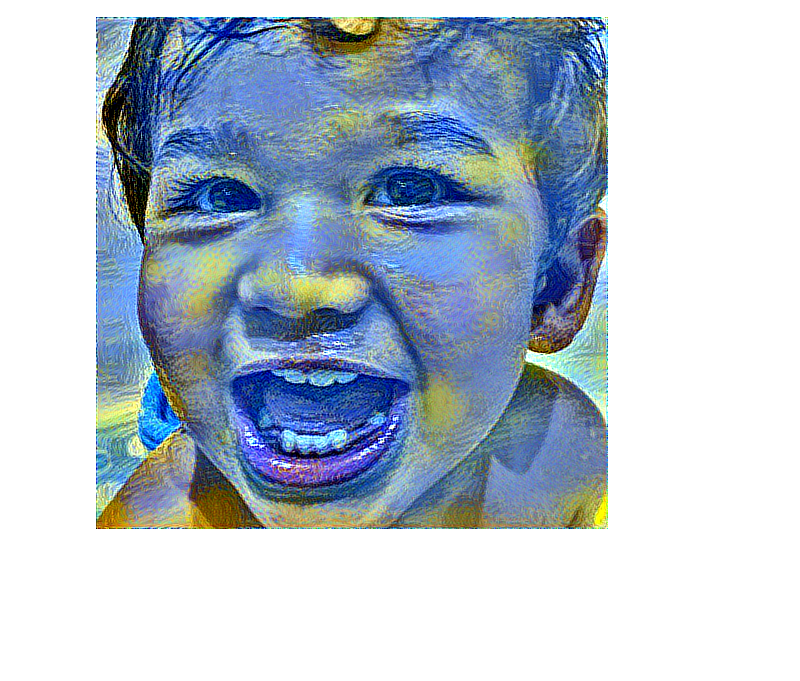
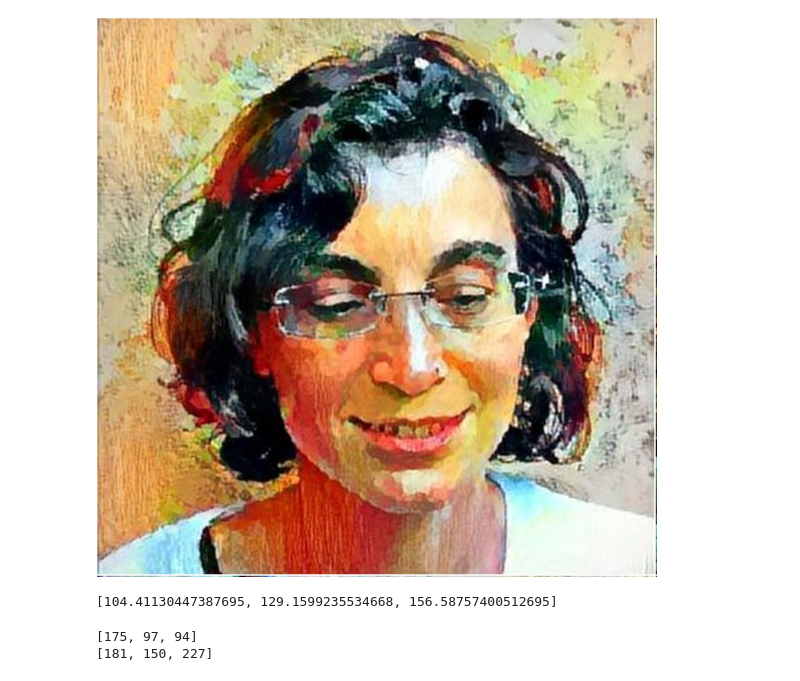
Before and after one commit to vaibhavahuja/colorfilter, a Jupyter notebook: check.ipynb, the cells around one changed output. Drawn from its saved outputs; the diff is of its cells as text; code cells hidden in the pictures; blank space fills up the shorter version.

Commit message:
happy and sad algos

```diff
--- a/check.ipynb
+++ b/check.ipynb
@@ -12,7 +13,7 @@ from PIL import Image
 # %%
-CONTENT = 'images/baby.png'
+CONTENT = 'images/gurney.jpg'
 
 image2 = Image.open(CONTENT)
 image2
 # %% [output]
-[figure, old version]
+[figure, new version]
@@ -19,2 +49,28 @@ image2
+# %%
+print(dominating_colour('images/baby.png'))
+# %% [output]
+[104.41130447387695, 129.1599235534668, 156.58757400512695]
+# %%
+def happy_generator():
+    x = [0,0,0]
+    for i in range(3):
+        x[i] = random.randrange(28,200)
+
+    return x
+
+print(happy_generator())
+
+def sad_generator():
+    x = [0,0,0]
+    x[0] = random.randrange(180,255)
+    x[1] = random.randrange(150,255)
+    x[2] = random.randrange(130,255)
+
+
+    return x
+print(sad_generator())
+# %% [output]
+[175, 97, 94]
+[181, 150, 227]
 # %%
 #CONTENT = 'images/ronaldo.jpg'
```
Also changed, not shown: parts of 5 cells of this notebook, 3 other files.
